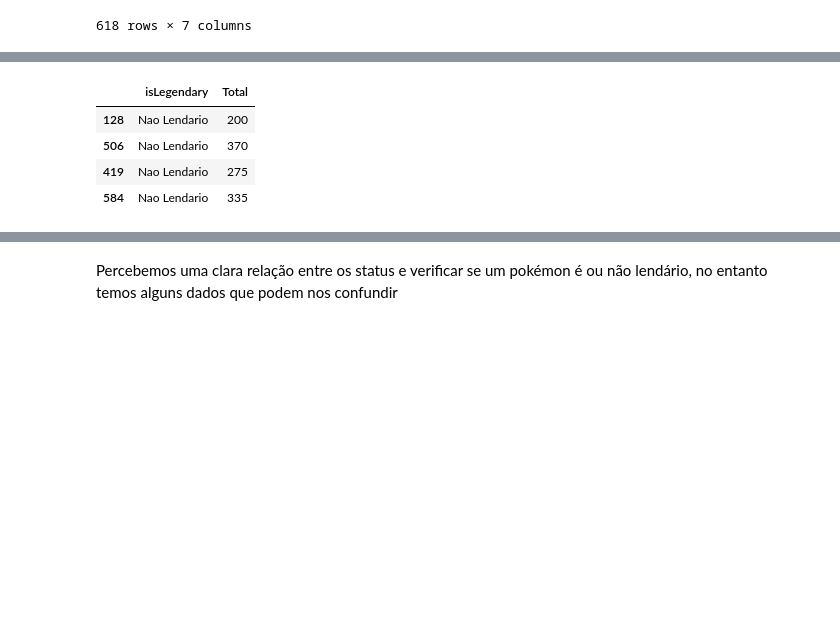
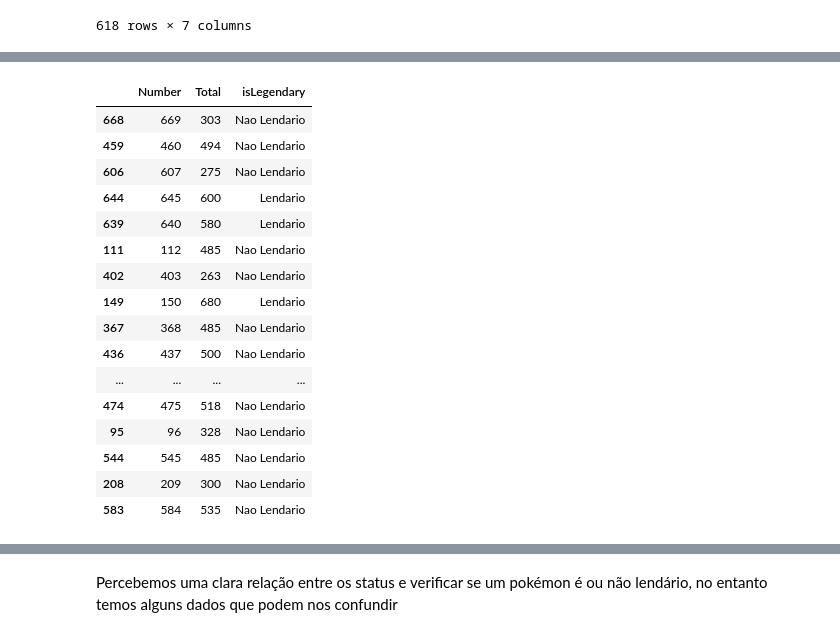
Before and after one commit to brunolmourao/machine-learning, a Jupyter notebook: Trabalho Final/Trabalho Final.ipynb, the cells around one changed output, grey strips where cells are left out. Saved outputs shown, nothing was run; the diff lists cells and outputs as text; code cells hidden in the pictures; blank space fills up the shorter version.

```diff
--- a/Trabalho Final/Trabalho Final.ipynb
+++ b/Trabalho Final/Trabalho Final.ipynb
@@ -195,13 +218,25 @@ data1.sample(10)
 # %%
 booleanDictionary = {True: 'Lendario', False: 'Nao Lendario'}
 data1 = data1.replace(booleanDictionary)
-data1.sample(4)
+data1.sample(50)
 # %% [output]
-|  | isLegendary | Total |
-| 128 | Nao Lendario | 200 |
-| 506 | Nao Lendario | 370 |
-| 419 | Nao Lendario | 275 |
-| 584 | Nao Lendario | 335 |
+|  | Number | Total | isLegendary |
+| 668 | 669 | 303 | Nao Lendario |
+| 459 | 460 | 494 | Nao Lendario |
+| 606 | 607 | 275 | Nao Lendario |
+| 644 | 645 | 600 | Lendario |
+| 639 | 640 | 580 | Lendario |
+| 111 | 112 | 485 | Nao Lendario |
+| 402 | 403 | 263 | Nao Lendario |
+| 149 | 150 | 680 | Lendario |
+| 367 | 368 | 485 | Nao Lendario |
+| 436 | 437 | 500 | Nao Lendario |
+| ... | ... | ... | ... |
+| 474 | 475 | 518 | Nao Lendario |
+| 95 | 96 | 328 | Nao Lendario |
+| 544 | 545 | 485 | Nao Lendario |
+| 208 | 209 | 300 | Nao Lendario |
+| 583 | 584 | 535 | Nao Lendario |
 # %%
 plt.plot(data1.loc[:,'isLegendary'],data1.loc[:,'Total'])
 
```
Also changed, not shown: parts of 24 cells of this notebook, 3 other files.
